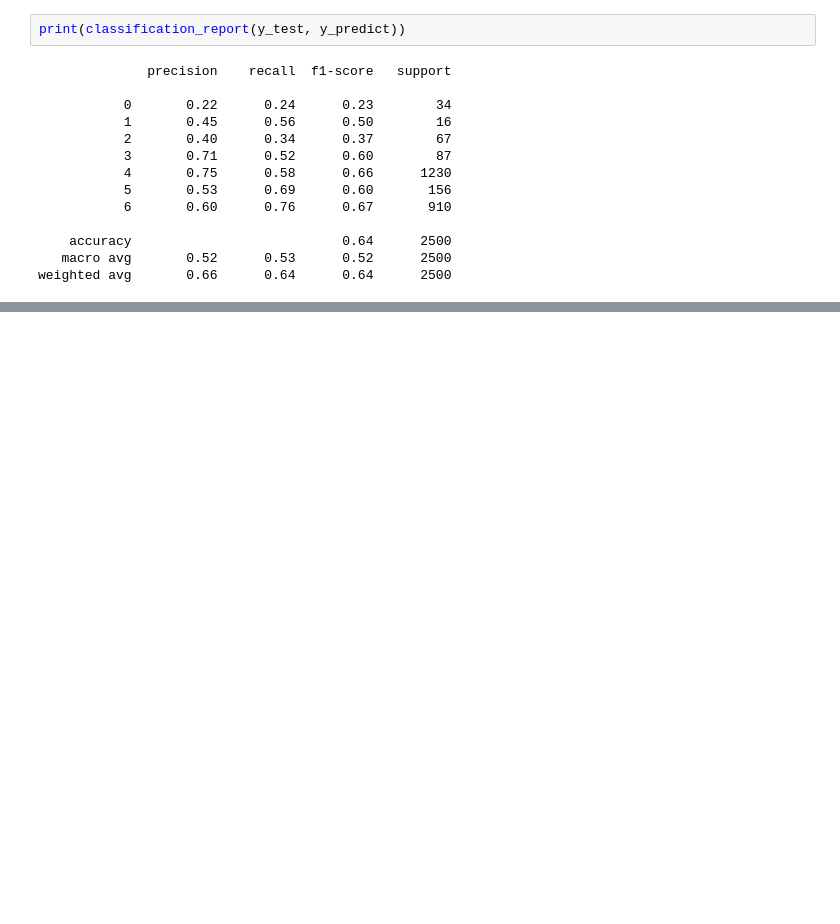
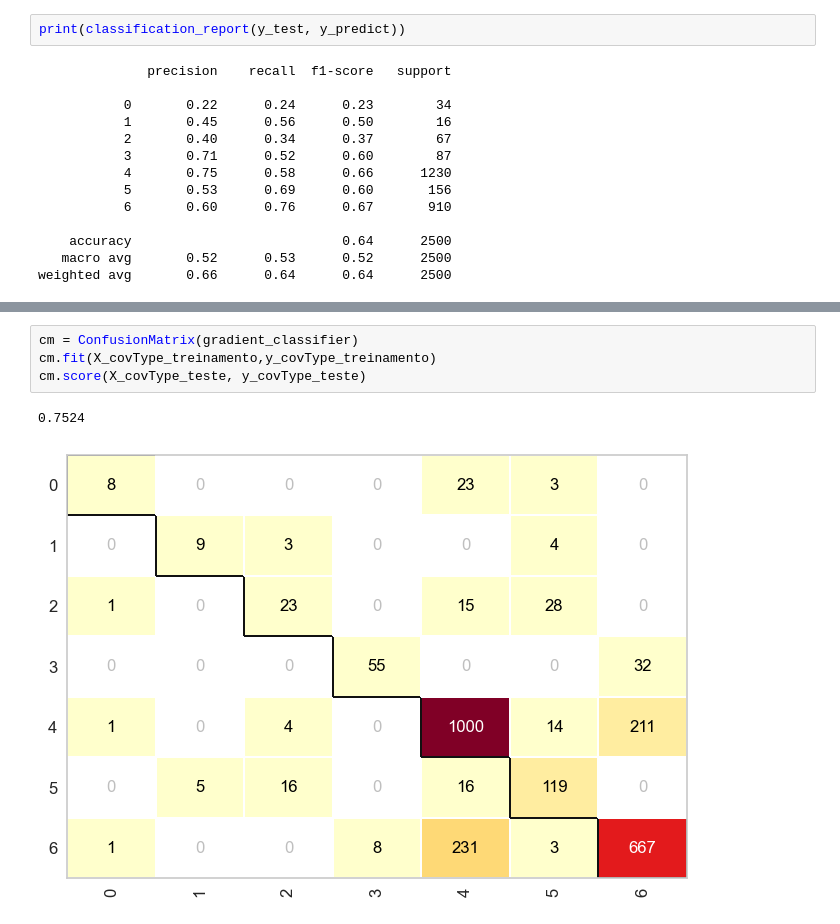
Before and after one commit to Tartacoding/CursoML, a Jupyter notebook: exercicios/exercicioAulaMl.ipynb, the cells around one changed output, grey strips where cells are left out. Cells and saved outputs as stored; diff of their text form; blank space fills up the shorter version.

```diff
--- a/exercicios/exercicio1.1.ipynb
+++ b/exercicios/exercicioAulaMl.ipynb
@@ -365,0 +538,7 @@ weighted avg       0.66      0.64      0.64      2500
+# %%
+cm = ConfusionMatrix(gradient_classifier)
+cm.fit(X_covType_treinamento,y_covType_treinamento)
+cm.score(X_covType_teste, y_covType_teste)
+# %% [output]
+0.7524
+[figure, added]
```
Also changed, not shown: parts of 29 cells of this notebook, 2 other files.
